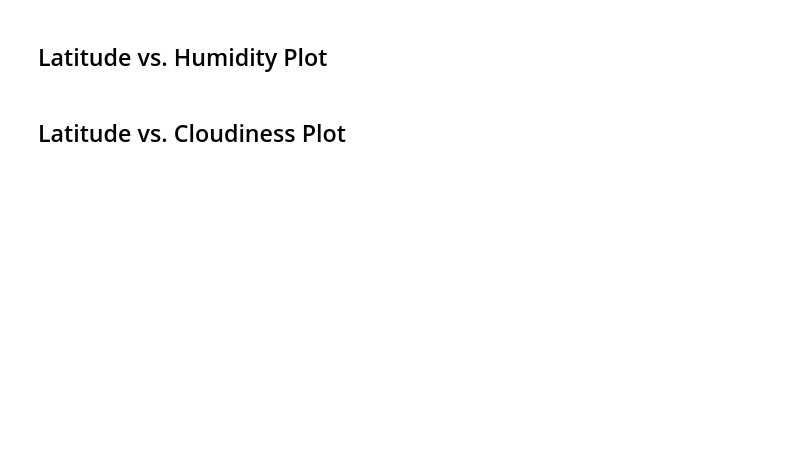
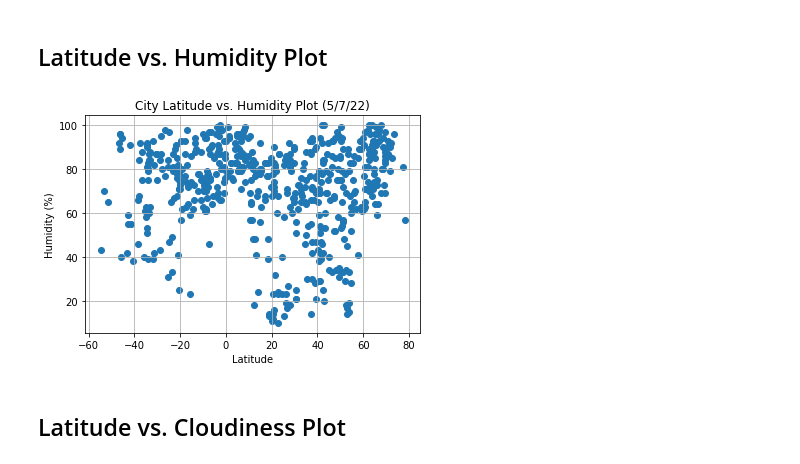
Before and after one commit to lizzifer991/Python-API-Challenge, a Jupyter notebook: WeatherPy/WeatherPy.ipynb, the cells around one changed output. Saved outputs shown, nothing was run; the diff lists cells and outputs as text; code cells hidden in the pictures; blank space fills up the shorter version.

```diff
--- a/WeatherPy/WeatherPy.ipynb
+++ b/WeatherPy/WeatherPy.ipynb
@@ -183,4 +194,14 @@ greater_humidity
 # %% [markdown]
 ## Latitude vs. Humidity Plot
+# %%
+plt.scatter(weather_df["Lat"],weather_df["Humidity"])
+plt.title("City Latitude vs. Humidity Plot (5/7/22)")
+plt.xlabel("Latitude")
+plt.ylabel("Humidity (%)")
+plt.grid (b=True,which="major",axis="both")
+plt.savefig("Figures/fig2.png")
+plt.show()
+# %% [output]
+[figure, added]
 # %% [markdown]
 ## Latitude vs. Cloudiness Plot
```
Also changed, not shown: parts of 7 cells of this notebook, 5 other files.
